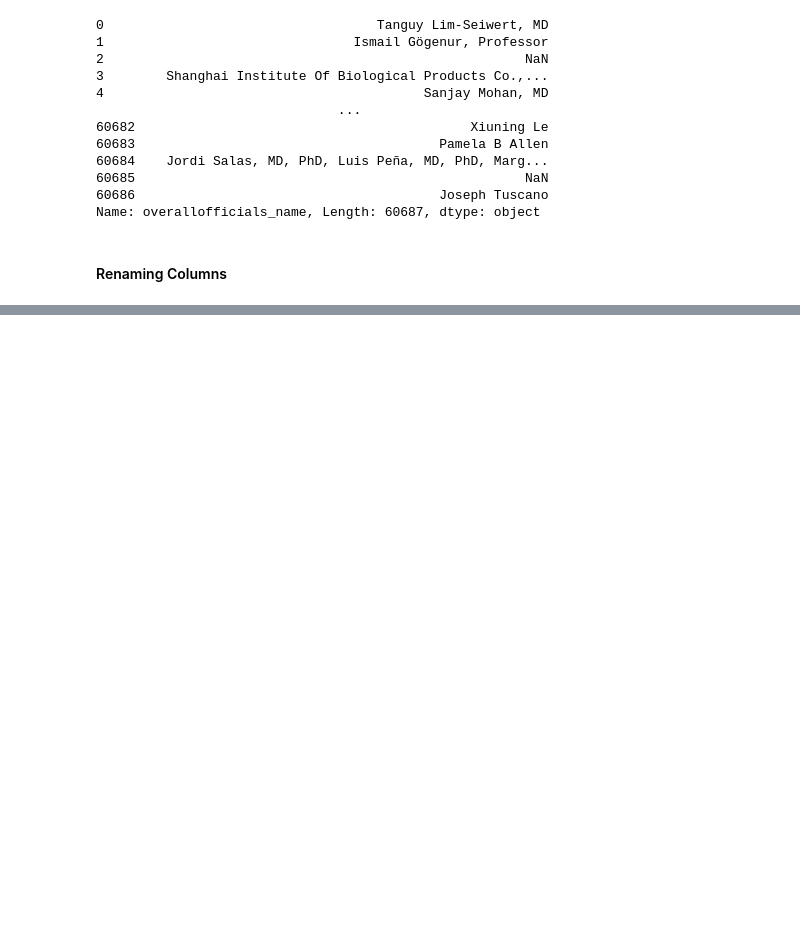
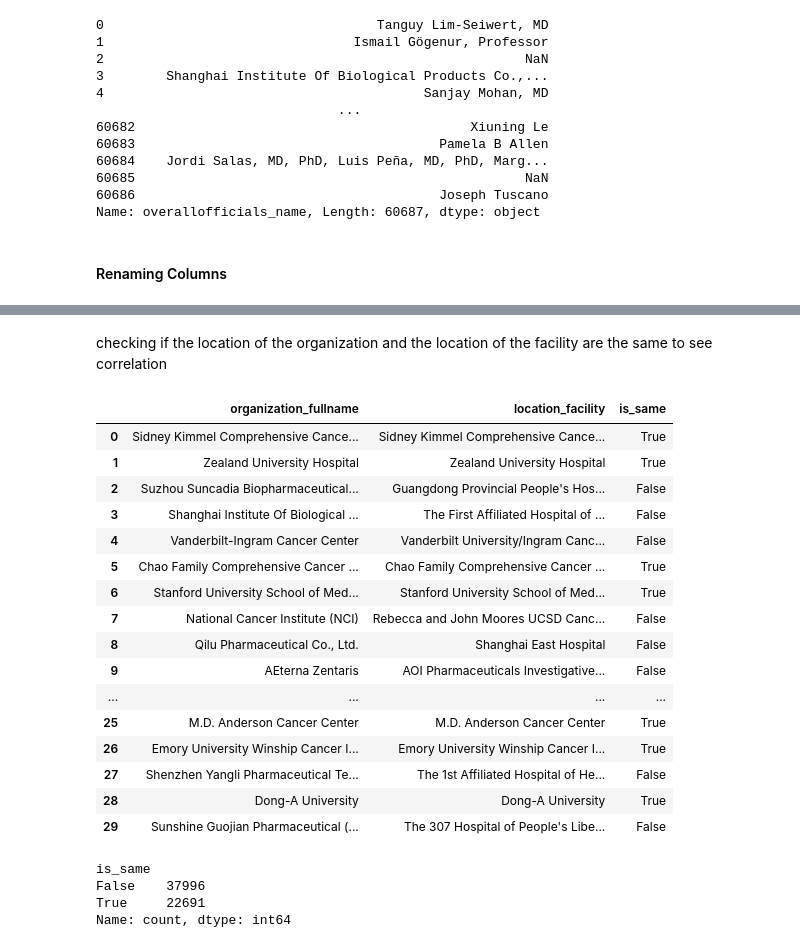
Before and after one commit to HaiderABB/clinical-trials-analysis, a Jupyter notebook: src/clinical-trials.ipynb, the cells around one changed output, grey strips where cells are left out. Cells and saved outputs as stored; diff of their text form; code cells hidden in the pictures; blank space fills up the shorter version.

Commit message:
checked for location facility

```diff
--- a/src/clinical-trials.ipynb
+++ b/src/clinical-trials.ipynb
@@ -192,0 +201,2 @@ Index(['nctid', 'orgstudyid', 'title', 'organization_fullname', 'leadsponsor',
+# %%
+df.drop(['nctid', 'orgstudyid','title','centralcontact_name','centralcontact_role','centralcontact_phone','centralcontact_phoneext','centralcontact_email','num_central_contacts'], axis=1, inplace=True)
@@ -192,0 +218,71 @@ Index(['nctid', 'orgstudyid', 'title', 'organization_fullname', 'leadsponsor',
+# %% [markdown]
+checking if the location of the organization and the location of the facility are the same to see correlation
+# %%
+from rapidfuzz import fuzz
+import re
+import pandas as pd
+
+# Cleaning function
+def clean_text(text):
+    if not isinstance(text, str):
+        return ""
+    text = text.lower()
+    text = re.sub(r'[^a-z0-9\s]', '', text)  # remove punctuation
+    text = re.sub(r'\s+', ' ', text).strip()  # normalize spaces
+    return text
+
+# Matching and unification logic
+def fuzzy_match_and_replace(row, threshold=85):
+    org = row['organization_fullname']
+    loc = row['location_facility']
+
+    if pd.isna(org) or pd.isna(loc):
+        return row  # skip if any is NaN
+
+    org_clean = clean_text(org)
+    loc_clean = clean_text(loc)
+
+    score = fuzz.token_set_ratio(org_clean, loc_clean)
+
+    if score >= threshold:
+        # Choose the longer original string (not cleaned)
+        unified_name = org if len(org) >= len(loc) else loc
+        row['organization_fullname'] = unified_name
+        row['location_facility'] = unified_name
+        row['is_same'] = True
+    else:
+        row['is_same'] = False
+
+    return row
+
+# Apply to the whole DataFrame
+df = df.apply(fuzzy_match_and_replace, axis=1)
+
+# View subset
+subset = df[['organization_fullname', 'location_facility', 'is_same']]
+subset.head(30)
+# %% [output]
+|  | organization_fullname | location_facility | is_same |
+| 0 | Sidney Kimmel Comprehensive Cance... | Sidney Kimmel Comprehensive Cance... | True |
+| 1 | Zealand University Hospital | Zealand University Hospital | True |
+| 2 | Suzhou Suncadia Biopharmaceutical... | Guangdong Provincial People's Hos... | False |
+| 3 | Shanghai Institute Of Biological ... | The First Affiliated Hospital of ... | False |
+| 4 | Vanderbilt-Ingram Cancer Center | Vanderbilt University/Ingram Canc... | False |
+| 5 | Chao Family Comprehensive Cancer ... | Chao Family Comprehensive Cancer ... | True |
+| 6 | Stanford University School of Med... | Stanford University School of Med... | True |
+| 7 | National Cancer Institute (NCI) | Rebecca and John Moores UCSD Canc... | False |
+| 8 | Qilu Pharmaceutical Co., Ltd. | Shanghai East Hospital | False |
+| 9 | AEterna Zentaris | AOI Pharmaceuticals Investigative... | False |
+| ... | ... | ... | ... |
+| 25 | M.D. Anderson Cancer Center | M.D. Anderson Cancer Center | True |
+| 26 | Emory University Winship Cancer I... | Emory University Winship Cancer I... | True |
+| 27 | Shenzhen Yangli Pharmaceutical Te... | The 1st Affiliated Hospital of He... | False |
+| 28 | Dong-A University | Dong-A University | True |
+| 29 | Sunshine Guojian Pharmaceutical (... | The 307 Hospital of People's Libe... | False |
+# %%
+df['is_same'].value_counts()
+# %% [output]
+is_same
+False    37996
+True     22691
+Name: count, dtype: int64
```
Also changed, not shown: parts of 6 cells of this notebook, 1 other file.
